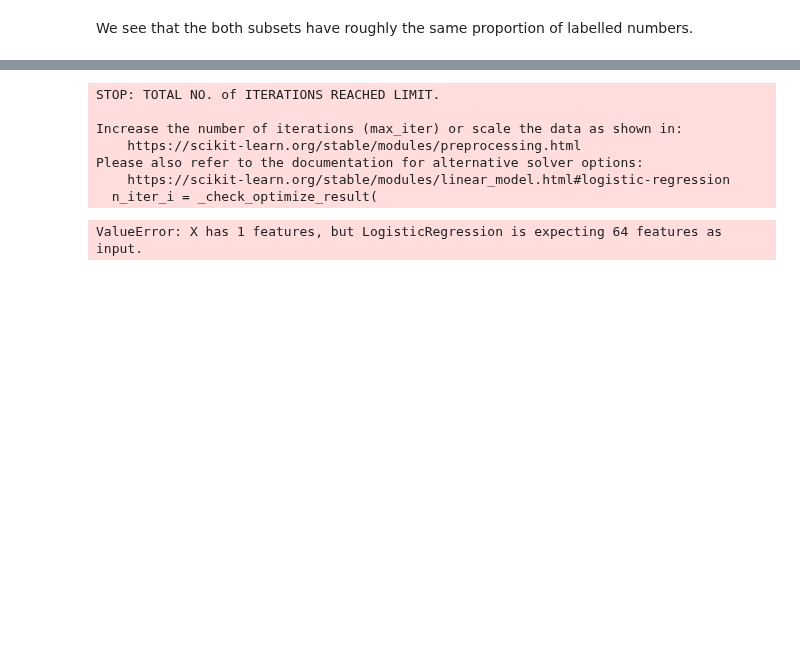
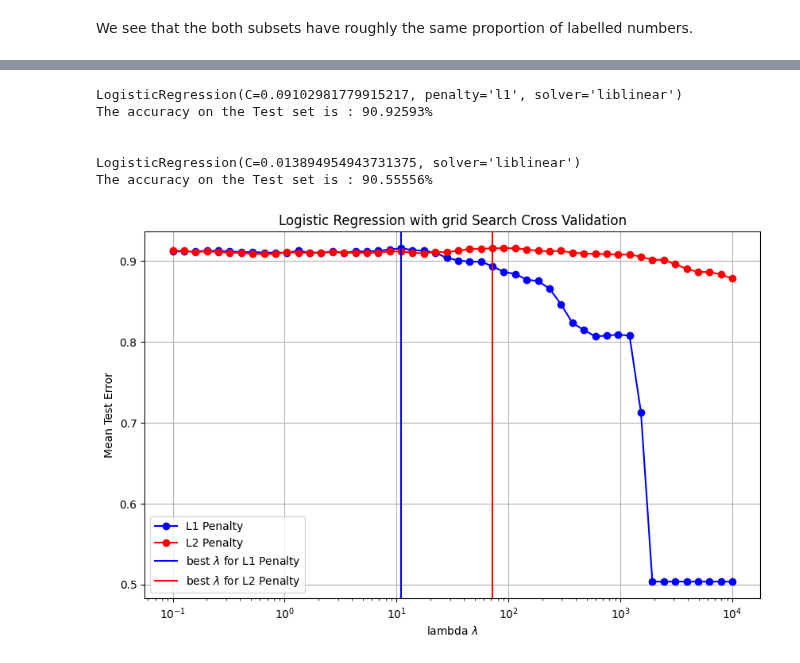
Before and after one commit to fpalmisa/FundamentalLearningEPFL, a Jupyter notebook: Homework 2/Homework2.ipynb, the cells around one changed output, grey strips where cells are left out. Cells and saved outputs as stored; diff of their text form; code cells hidden in the pictures; blank space fills up the shorter version.

```diff
--- a/Homework 2/Homework2.ipynb
+++ b/Homework 2/Homework2.ipynb
@@ -92,19 +102 @@ We see that the both subsets have roughly the same proportion of labelled number
 *2) Logistic Regression*
-# %%
-log_reg = LogisticRegression()
-log_reg.fit(x_train, y_train)
-
-X_fit = np.linspace(0,1,100)[:,np.newaxis]
-y_fit = log_reg.predict(X_fit)
-
-plt.plot(X.squeeze(), y, 'o')
-plt.plot(X_fit.squeeze(), y_fit);
-# %% [output]
-STOP: TOTAL NO. of ITERATIONS REACHED LIMIT.
-
-Increase the number of iterations (max_iter) or scale the data as shown in:
-    https://scikit-learn.org/stable/modules/preprocessing.html
-Please also refer to the documentation for alternative solver options:
-    https://scikit-learn.org/stable/modules/linear_model.html#logistic-regression
-  n_iter_i = _check_optimize_result(
-ValueError: X has 1 features, but LogisticRegression is expecting 64 features as input.
@@ -138,0 +103,61 @@ print(clf.cv_results_["mean_test_score"])
+# %%
+#LogReg with penalty l1
+nbre_step = 50
+log_reg_l1 = LogisticRegression(penalty = 'l1',solver = 'liblinear')
+
+parameters_logregl1 = {'C' :  1/np.logspace(-1,4,nbre_step)}
+
+cv_logregl1 = GridSearchCV(log_reg_l1, parameters_logregl1, scoring = 'accuracy', cv = 5)
+cv_logregl1.fit(x_train, y_train)
+
+cvopt_logregl1 = cv_logregl1.best_estimator_
+cvopt_logregl1.fit(x_train,y_train)
+
+accuracy_logregl1 = cvopt_logregl1.score(x_test, y_test)
+
+
+
+#LogReg with penalty l2
+log_reg_l2 = LogisticRegression(penalty = 'l2',solver = 'liblinear')
+
+parameters_logregl2 = {'C' :  1/np.logspace(-1,4,nbre_step)}
+
+cv_logregl2 = GridSearchCV(log_reg_l2, parameters_logregl2, scoring = 'accuracy', cv = 5)
+cv_logregl2.fit(x_train, y_train)
+
+cvopt_logregl2 = cv_logregl2.best_estimator_
+cvopt_logregl2.fit(x_train,y_train)
+
+accuracy_logregl2 = cvopt_logregl2.score(x_test, y_test)
+
+
+print(cvopt_logregl1)
+print(f"The accuracy on the Test set is : {accuracy_logregl1*100:.5f}%")
+print('\n')
+print(cvopt_logregl2)
+print(f"The accuracy on the Test set is : {accuracy_logregl2*100:.5f}%")
+# %% [output]
+LogisticRegression(C=0.09102981779915217, penalty='l1', solver='liblinear')
+The accuracy on the Test set is : 90.92593%
+
+
+LogisticRegression(C=0.013894954943731375, solver='liblinear')
+The accuracy on the Test set is : 90.55556%
+# %%
+mean_test_l1 = cv_logregl1.cv_results_['mean_test_score']
+mean_test_l2 = cv_logregl2.cv_results_['mean_test_score']
+
+lambda_ = np.logspace(-1,4,nbre_step)
+plt.figure(figsize= (10,6))
+plt.semilogx(lambda_, mean_test_l1, label='L1 Penalty', color = 'blue', marker = 'o')
+plt.semilogx(lambda_, mean_test_l2, label='L2 Penalty',  color = 'red', marker = 'o')
+plt.axvline(1/cv_logregl1.best_params_['C'], color = 'blue', label = 'best $\lambda$ for L1 Penalty')
+plt.axvline(1/cv_logregl2.best_params_['C'], color = 'red', label = 'best $\lambda$ for L2 Penalty')
+plt.xlabel('lambda $\lambda$')
+plt.ylabel('Mean Test Error')
+plt.legend()
+plt.title('Logistic Regression with grid Search Cross Validation')
+plt.grid()
+plt.show()
+# %% [output]
+[figure, added]
```
Also changed, not shown: parts of 21 cells of this notebook.
